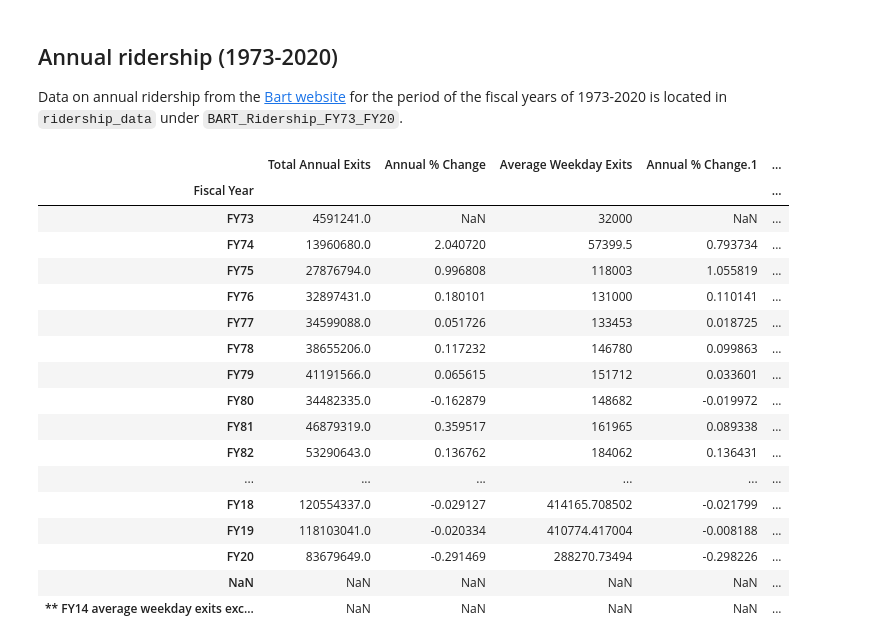
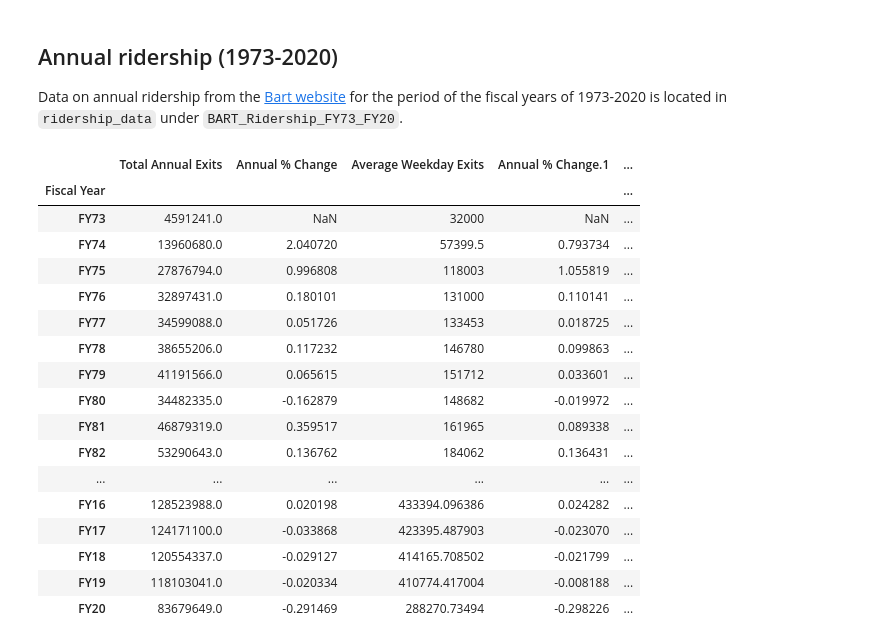
Before and after one commit to angela-bi/public_transportation_dailycal, a Jupyter notebook: ridership_eda.ipynb, the cells around one changed output. Cells and saved outputs as stored; diff of their text form; code cells hidden in the pictures.

Commit message:
annual ridership

```diff
--- a/ridership_eda.ipynb
+++ b/ridership_eda.ipynb
@@ -60,23 +60,24 @@ Data on annual ridership from the [Bart website](https://www.bart.gov/about/repo
 # %%
 ann_rider = pd.read_excel('data/ridership_data/BART_Ridership_FY73_FY20.xlsx', header=2, index_col='Fiscal Year')
 ann_rider=ann_rider.tail(-1) # removing first row
+ann_rider.drop(ann_rider.tail(2).index,inplace=True)
 ann_rider
 # %% [output]
 |  | Total Annual Exits | Annual % Change | Average Weekday Exits | Annual % Change.1 | ... |
 | Fiscal Year |  |  |  |  | ... |
 | FY73 | 4591241.0 | NaN | 32000 | NaN | ... |
 | FY74 | 13960680.0 | 2.040720 | 57399.5 | 0.793734 | ... |
 | FY75 | 27876794.0 | 0.996808 | 118003 | 1.055819 | ... |
 | FY76 | 32897431.0 | 0.180101 | 131000 | 0.110141 | ... |
 | FY77 | 34599088.0 | 0.051726 | 133453 | 0.018725 | ... |
 | FY78 | 38655206.0 | 0.117232 | 146780 | 0.099863 | ... |
 | FY79 | 41191566.0 | 0.065615 | 151712 | 0.033601 | ... |
 | FY80 | 34482335.0 | -0.162879 | 148682 | -0.019972 | ... |
 | FY81 | 46879319.0 | 0.359517 | 161965 | 0.089338 | ... |
 | FY82 | 53290643.0 | 0.136762 | 184062 | 0.136431 | ... |
 | ... | ... | ... | ... | ... | ... |
+| FY16 | 128523988.0 | 0.020198 | 433394.096386 | 0.024282 | ... |
+| FY17 | 124171100.0 | -0.033868 | 423395.487903 | -0.023070 | ... |
 | FY18 | 120554337.0 | -0.029127 | 414165.708502 | -0.021799 | ... |
 | FY19 | 118103041.0 | -0.020334 | 410774.417004 | -0.008188 | ... |
 | FY20 | 83679649.0 | -0.291469 | 288270.73494 | -0.298226 | ... |
-| NaN | NaN | NaN | NaN | NaN | ... |
-| ** FY14 average weekday exits exc... | NaN | NaN | NaN | NaN | ... |
```
Also changed, not shown: parts of 2 cells of this notebook.
